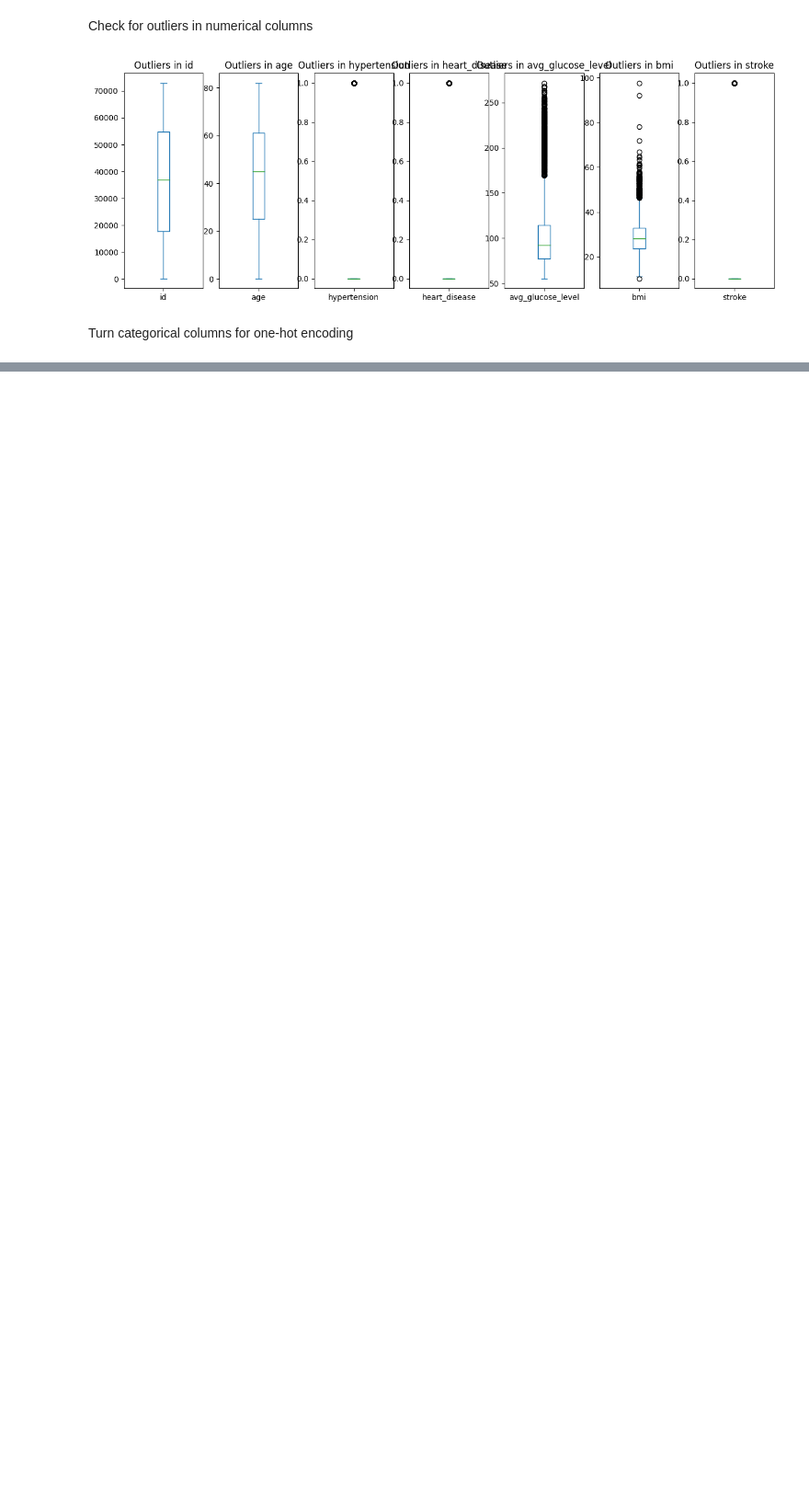
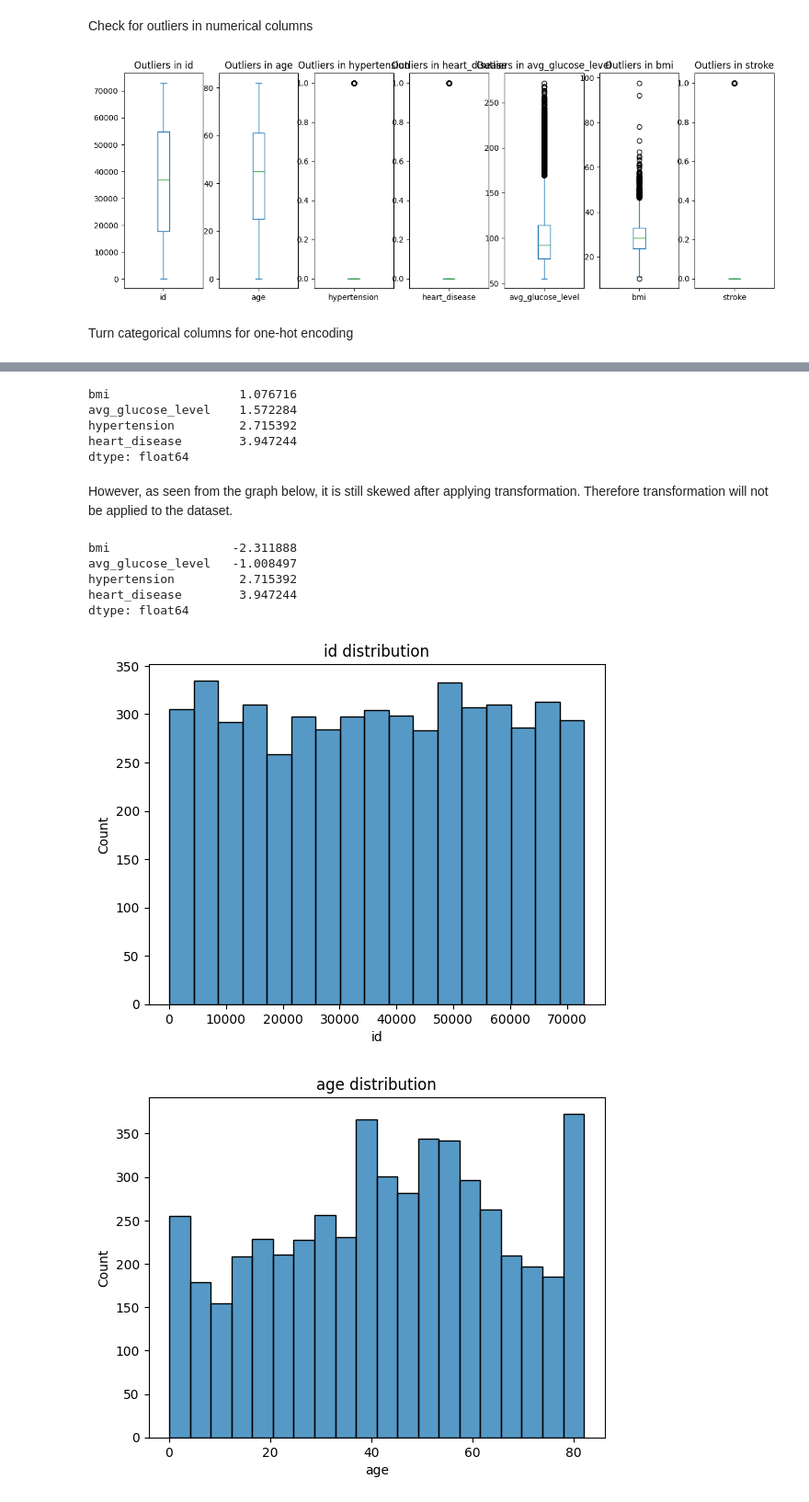
Before and after one commit to dot-william/ml-django-integration, a Jupyter notebook: stroke/StrokeClassification.ipynb, the cells around one changed output, grey strips where cells are left out. Shown: that part at 92% size. Saved outputs shown, nothing was run; the diff lists cells and outputs as text; code cells hidden in the pictures; blank space fills up the shorter version.

Commit message:
progress on preprocessing

```diff
--- a/stroke/StrokeClassification.ipynb
+++ b/stroke/StrokeClassification.ipynb
@@ -187,0 +194,14 @@ categories = stroke_df.select_dtypes(include=['object']).columns
+# %%
+from sklearn.preprocessing import OneHotEncoder
+
+categories = stroke_df.select_dtypes(include=['object']).columns
+
+# Create OneHotEncoder object
+encoder =  OneHotEncoder()
+
+for column in categories:
+    one_hot_array = encoder.fit_transform(stroke_df[[column]]).toarray()
+    one_hot_df = pd.DataFrame(one_hot_array, columns=encoder.get_feature_names_out())
+    stroke_df = pd.concat([stroke_df, one_hot_df], axis=1).drop([column], axis=1)
+print(stroke_df.head())
+# Fit and Transform
@@ -187,0 +251,14 @@ categories = stroke_df.select_dtypes(include=['object']).columns
+# %%
+# Create scaler object
+scaler = StandardScaler()
+
+# Perform scaling
+scaled_values = scaler.fit_transform(stroke_df[['avg_glucose_level', 'bmi']])
+
+# Convert scaled values back to pandas datarame and assign column names
+df_scaled = pd.DataFrame(scaled_values, columns=['avg_glucose_level', 'bmi'], index=stroke_df.index)
+
+# Replace the original columns in the DataFrame with the scaled ones
+
+stroke_df[['avg_glucose_level', 'bmi']] = df_scaled
+print(stroke_df)
@@ -187,0 +302,33 @@ categories = stroke_df.select_dtypes(include=['object']).columns
+# %%
+skewed_cols = ['bmi', 'avg_glucose_level','hypertension', 'heart_disease']
+stroke_df[skewed_cols].skew()
+# %% [output]
+bmi                  1.076716
+avg_glucose_level    1.572284
+hypertension         2.715392
+heart_disease        3.947244
+dtype: float64
+# %% [markdown]
+However, as seen from the graph below, it is still skewed after applying transformation. Therefore transformation will not be applied to the dataset.
+# %%
+def log_transform(x):
+    return np.log1p(x)
+
+temp_df = stroke_df.copy()
+temp_df['bmi'] = np.log1p(temp_df['bmi'])
+temp_df['avg_glucose_level'] = np.log1p(temp_df['avg_glucose_level'])
+temp_df['hypertension'] = np.log1p(temp_df['hypertension'])
+temp_df['heart_disease'] = np.log1p(temp_df['heart_disease'])
+
+temp_df[skewed_cols].skew()
+# %% [output]
+bmi                 -2.311888
+avg_glucose_level   -1.008497
+hypertension         2.715392
+heart_disease        3.947244
+dtype: float64
+# %%
+graph_df(temp_df)
+# %% [output]
+[figure, added]
+[figure, added]
```
Also changed, not shown: parts of 22 cells of this notebook.
